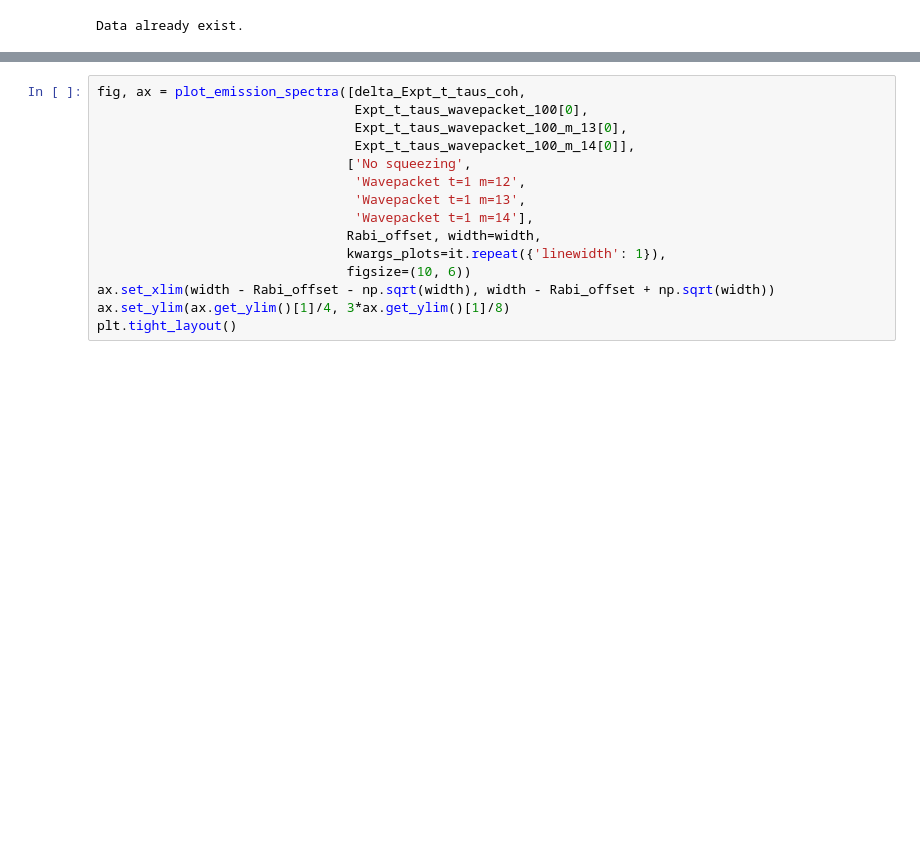
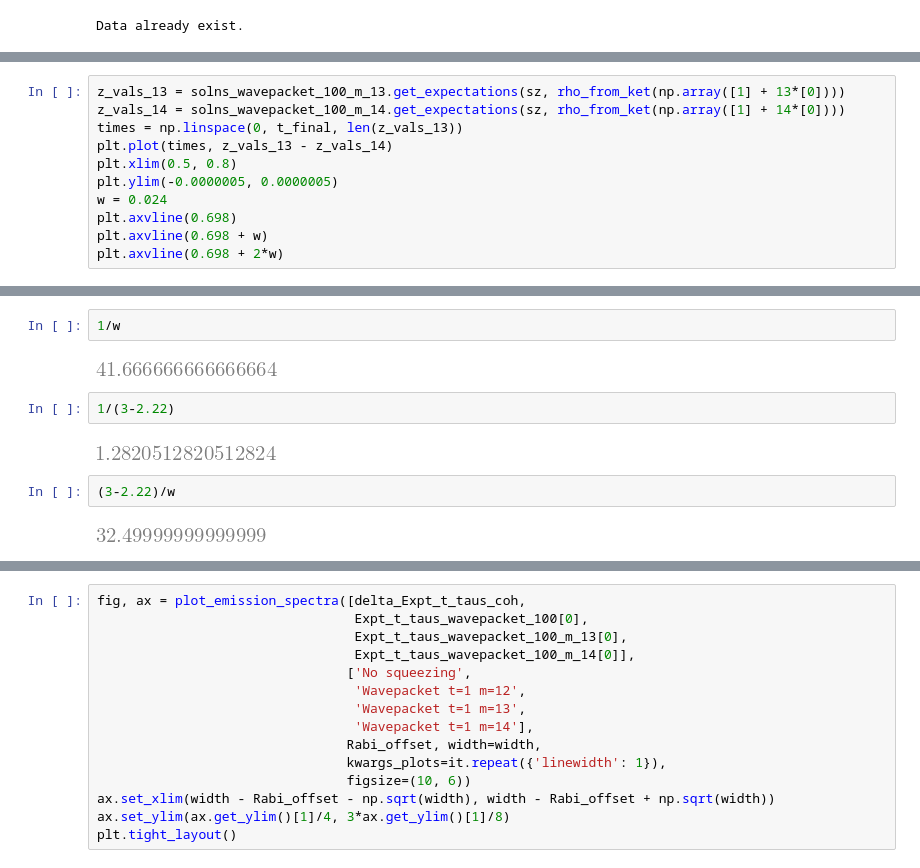
Before and after one commit to CQuIC/pysme, a Jupyter notebook: notebooks/mollow-triplets.ipynb, the cells around one changed output, grey strips where cells are left out. Drawn from its saved outputs; the diff is of its cells as text; blank space fills up the shorter version.

```diff
--- a/notebooks/mollow-triplets.ipynb
+++ b/notebooks/mollow-triplets.ipynb
@@ -401,0 +515,11 @@ Data already exist.
+# %%
+z_vals_13 = solns_wavepacket_100_m_13.get_expectations(sz, rho_from_ket(np.array([1] + 13*[0])))
+z_vals_14 = solns_wavepacket_100_m_14.get_expectations(sz, rho_from_ket(np.array([1] + 14*[0])))
+times = np.linspace(0, t_final, len(z_vals_13))
+plt.plot(times, z_vals_13 - z_vals_14)
+plt.xlim(0.5, 0.8)
+plt.ylim(-0.0000005, 0.0000005)
+w = 0.024
+plt.axvline(0.698)
+plt.axvline(0.698 + w)
+plt.axvline(0.698 + 2*w)
@@ -401,0 +555,12 @@ Data already exist.
+# %%
+1/w
+# %% [output]
+[figure, added]
+# %%
+1/(3-2.22)
+# %% [output]
+[figure, added]
+# %%
+(3-2.22)/w
+# %% [output]
+[figure, added]
```
Also changed, not shown: parts of 24 cells of this notebook, 1 other file.
